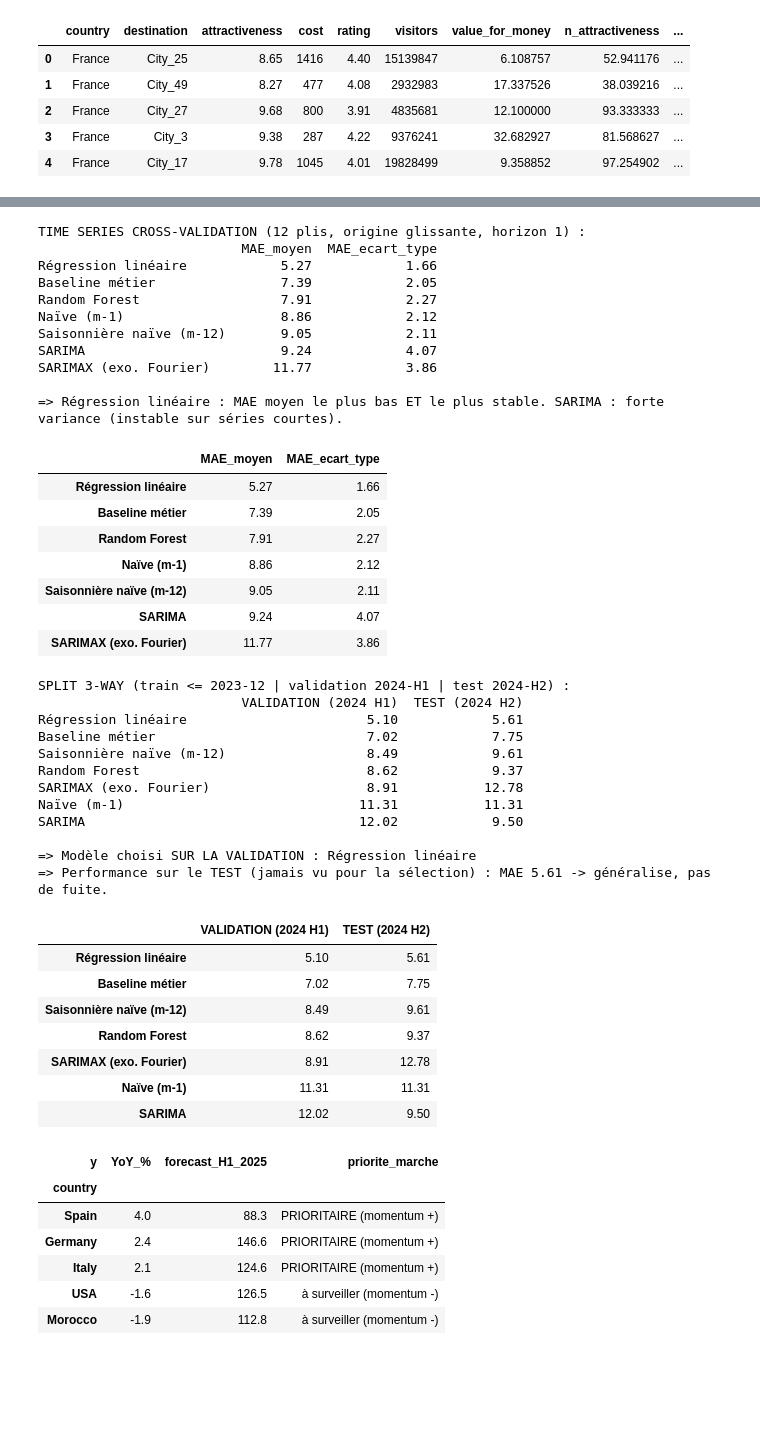
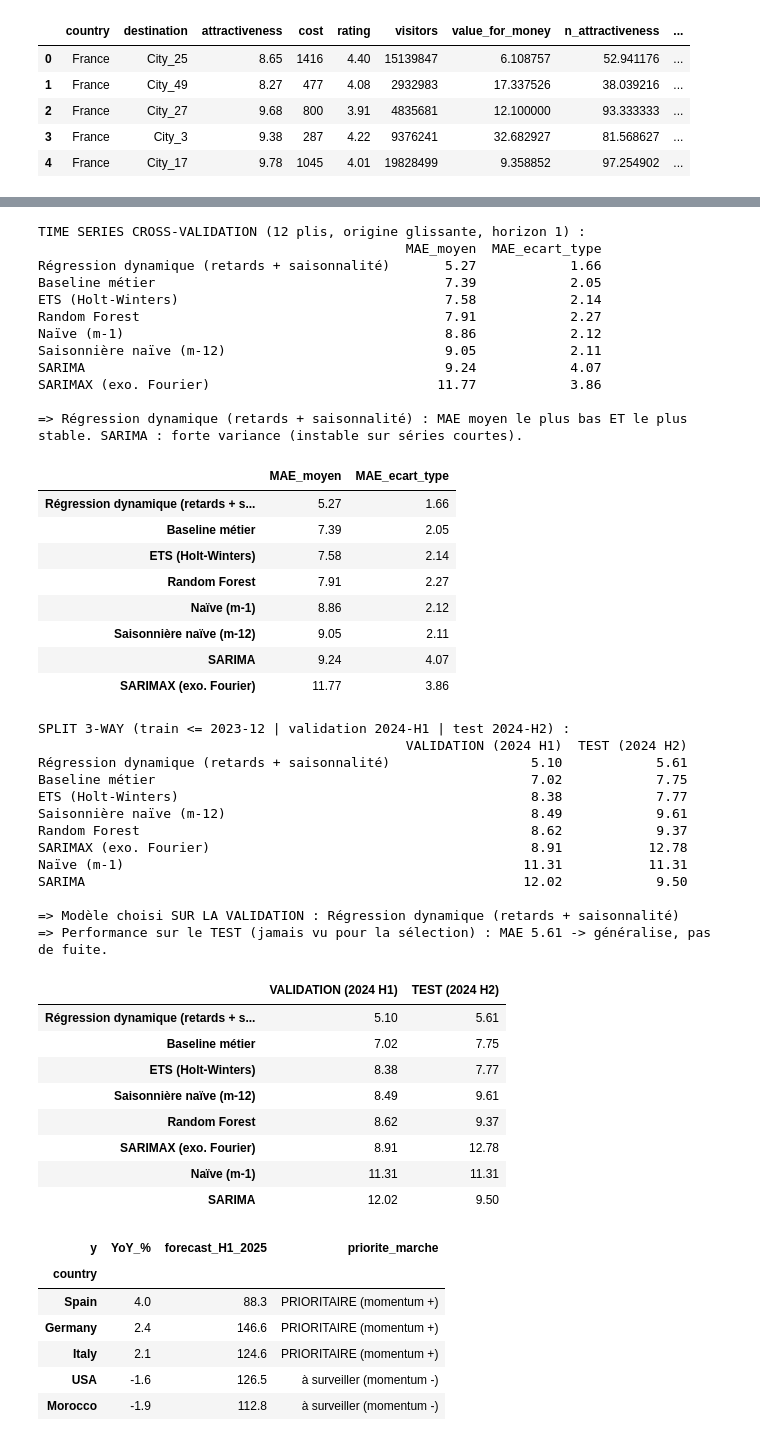
Before and after one commit to kteken10/aed_examen_final, a Jupyter notebook: rendu_final/01_pipeline_tourisme.ipynb, the cells around one changed output, grey strips where cells are left out. Drawn from its saved outputs; the diff is of its cells as text; code cells hidden in the pictures; blank space fills up the shorter version.

```diff
--- a/rendu_final/01_pipeline_tourisme.ipynb
+++ b/rendu_final/01_pipeline_tourisme.ipynb
@@ -236,7 +263,7 @@ sd=s.dropna(subset=['lag1','lag12'])
 HOLD=pd.Timestamp('2024-07-01')
 mape=lambda y,p: np.mean(np.abs((np.asarray(y,float)-np.asarray(p,float))/np.asarray(y,float)))*100
 
-# ML global entraîné sur le train (mutualise l'information des 8 pays)
+# Régression de série temporelle, entraînée GLOBALEMENT (mutualise l'information des 8 pays)
 trg=sd[sd['date']<HOLD]
 lin=LinearRegression().fit(trg[feats],trg['demand_index'])
 rf =RandomForestRegressor(n_estimators=300,max_depth=6,random_state=0).fit(trg[feats],trg['demand_index'])
@@ -253,7 +280,17 @@ def sarima(tr,h,ex_tr=None,ex_te=None):
         except Exception: continue
     return best[1] if best else None
 
-METHODS=['Naïve (m-1)','Saisonnière naïve (m-12)','Baseline métier','SARIMA','SARIMAX (exo. Fourier)','Régression linéaire','Random Forest']
+def ets(tr,h):  # lissage exponentiel (Holt-Winters) — famille prévision classique
+    lo,hi=tr.min()*0.5,tr.max()*1.5
+    for kw in [dict(trend='add',seasonal='add',seasonal_periods=12),dict(trend='add',seasonal=None),dict(trend=None,seasonal='add',seasonal_periods=12)]:
+        try:
+            m=ExponentialSmoothing(tr,**kw,initialization_method='estimated').fit()
+            f=np.asarray(m.forecast(h))
+            if np.all(np.isfinite(f)) and f.min()>=lo and f.max()<=hi: return f
+        except Exception: continue
+    return None
+
+METHODS=['Naïve (m-1)','Saisonnière naïve (m-12)','Baseline métier','ETS (Holt-Winters)','SARIMA','SARIMAX (exo. Fourier)','Régression dynamique (retards + saisonnalité)','Random Forest']
 yall={k:[] for k in METHODS}; ytrue=[]; pc_mae={}
 for c in countries:
     d=sig[sig['country']==c].set_index('date')['demand_index']
@@ -266,7 +303,8 @@ for c in countries:
     sa=sarima(tr.values,h); sx=sarima(tr.values,h,fourier(itr),fourier(ite))
     pred['SARIMA']=sa if sa is not None else pred['Saisonnière naïve (m-12)']
     pred['SARIMAX (exo. Fourier)']=sx if sx is not None else pred['Saisonnière naïve (m-12)']
-    for nm,mdl in [('Régression linéaire',lin),('Random Forest',rf)]:  # ML itératif multi-pas (pas de triche sur lag1)
+    e=ets(tr.values,h); pred['ETS (Holt-Winters)']=e if e is not None else pred['Saisonnière naïve (m-12)']
+    for nm,mdl in [('Régression dynamique (retards + saisonnalité)',lin),('Random Forest',rf)]:  # itératif multi-pas (réinjecte ses prévisions, jamais le futur)
         hist=d[d.index<HOLD].to_dict(); out=[]
         for t in te.index:
             row={'t':(t.year-2022)*12+(t.month-1),'sin':np.sin(2*np.pi*t.month/12),'cos':np.cos(2*np.pi*t.month/12),
@@ -318,6 +359,7 @@ USA            Régression linéaire
 # %%
 # Helper commun : prévision multi-méthodes pour un pli (train < cutoff, test = h mois). Sert à la TSCV ET au split 3-way.
 from statsmodels.tsa.statespace.sarimax import SARIMAX
+from statsmodels.tsa.holtwinters import ExponentialSmoothing
 def _fourier(idx,K=2): return np.column_stack([g(2*np.pi*k*idx/12) for k in range(1,K+1) for g in (np.sin,np.cos)])
 def _sarima(tr,h,ex_tr=None,ex_te=None):
     lo,hi=tr.min()*0.5,tr.max()*1.5
@@ -328,7 +370,7 @@ def _sarima(tr,h,ex_tr=None,ex_te=None):
             if np.all(np.isfinite(f)) and f.min()>=lo and f.max()<=hi: return f
         except Exception: continue
     return None
-METHODS=['Naïve (m-1)','Saisonnière naïve (m-12)','Baseline métier','SARIMA','SARIMAX (exo. Fourier)','Régression linéaire','Random Forest']
+METHODS=['Naïve (m-1)','Saisonnière naïve (m-12)','Baseline métier','ETS (Holt-Winters)','SARIMA','SARIMAX (exo. Fourier)','Régression dynamique (retards + saisonnalité)','Random Forest']
 def fold_mae(cutoff,h):
     trg=sd[sd['date']<cutoff]
     if len(trg)<40: return None
@@ -344,46 +386,49 @@ def fold_mae(cutoff,h):
         pr['Saisonnière naïve (m-12)']=np.array([d.get(t-pd.DateOffset(years=1),tr.iloc[-1]) for t in te.index])
         pr['Baseline métier']=np.array([tr[tr.index.month==t.month].mean() for t in te.index])
         itr=np.arange(len(tr)); ite=np.arange(len(tr),len(tr)+h)
         sa=_sarima(tr.values,h); sx=_sarima(tr.values,h,_fourier(itr),_fourier(ite))
         pr['SARIMA']=sa if sa is not None else pr['Saisonnière naïve (m-12)']
         pr['SARIMAX (exo. Fourier)']=sx if sx is not None else pr['Saisonnière naïve (m-12)']
-        for nm,mdl in [('Régression linéaire',lf),('Random Forest',rff)]:
+        e=ets(tr.values,h); pr['ETS (Holt-Winters)']=e if e is not None else pr['Saisonnière naïve (m-12)']
+        for nm,mdl in [('Régression dynamique (retards + saisonnalité)',lf),('Random Forest',rff)]:
             hist=d[d.index<cutoff].to_dict(); out=[]
             for t in te.index:
                 row={'t':(t.year-2022)*12+(t.month-1),'sin':np.sin(2*np.pi*t.month/12),'cos':np.cos(2*np.pi*t.month/12),
                      'lag1':hist[max(hist)],'lag12':d.get(t-pd.DateOffset(years=1),tr.iloc[-1])}
                 for cc in countries: row[f'c_{cc}']=int(cc==c)
                 v=float(mdl.predict(pd.DataFrame([row])[feats])[0]); hist[t]=v; out.append(v)
             pr[nm]=np.array(out)
         for m in METHODS: acc[m].append(mean_absolute_error(y,pr[m]))
     return {m:float(np.mean(acc[m])) for m in acc}
 
 # ----- Time Series Cross-Validation : 12 plis à origine glissante (horizon 1) -----
 cv={m:[] for m in METHODS}
 for cut in pd.date_range('2024-01-01','2024-12-01',freq='MS'):
     r=fold_mae(cut,1)
     if r:
         for m in METHODS: cv[m].append(r[m])
 tscv=pd.DataFrame({'MAE_moyen':[np.mean(cv[m]) for m in METHODS],'MAE_ecart_type':[np.std(cv[m]) for m in METHODS]},index=METHODS).sort_values('MAE_moyen')
 print('TIME SERIES CROSS-VALIDATION (12 plis, origine glissante, horizon 1) :')
 print(tscv.round(2).to_string())
-print('\n=> Régression linéaire : MAE moyen le plus bas ET le plus stable. SARIMA : forte variance (instable sur séries courtes).')
+print('\n=> Régression dynamique (retards + saisonnalité) : MAE moyen le plus bas ET le plus stable. SARIMA : forte variance (instable sur séries courtes).')
 tscv.round(2)
 # %% [output]
 TIME SERIES CROSS-VALIDATION (12 plis, origine glissante, horizon 1) :
-                          MAE_moyen  MAE_ecart_type
-Régression linéaire            5.27            1.66
-Baseline métier                7.39            2.05
-Random Forest                  7.91            2.27
-Naïve (m-1)                    8.86            2.12
-Saisonnière naïve (m-12)       9.05            2.11
-SARIMA                         9.24            4.07
-SARIMAX (exo. Fourier)        11.77            3.86
+                                               MAE_moyen  MAE_ecart_type
+Régression dynamique (retards + saisonnalité)       5.27            1.66
+Baseline métier                                     7.39            2.05
+ETS (Holt-Winters)                                  7.58            2.14
+Random Forest                                       7.91            2.27
+Naïve (m-1)                                         8.86            2.12
+Saisonnière naïve (m-12)                            9.05            2.11
+SARIMA                                              9.24            4.07
+SARIMAX (exo. Fourier)                             11.77            3.86
 
-=> Régression linéaire : MAE moyen le plus bas ET le plus stable. SARIMA : forte variance (instable sur séries courtes).
+=> Régression dynamique (retards + saisonnalité) : MAE moyen le plus bas ET le plus stable. SARIMA : forte variance (instable sur séries courtes).
 |  | MAE_moyen | MAE_ecart_type |
-| Régression linéaire | 5.27 | 1.66 |
+| Régression dynamique (retards + s... | 5.27 | 1.66 |
 | Baseline métier | 7.39 | 2.05 |
+| ETS (Holt-Winters) | 7.58 | 2.14 |
 | Random Forest | 7.91 | 2.27 |
 | Naïve (m-1) | 8.86 | 2.12 |
 | Saisonnière naïve (m-12) | 9.05 | 2.11 |
@@ -402,20 +447,22 @@ print(f'=> Performance sur le TEST (jamais vu pour la sélection) : MAE {split3.
 split3
 # %% [output]
 SPLIT 3-WAY (train <= 2023-12 | validation 2024-H1 | test 2024-H2) :
-                          VALIDATION (2024 H1)  TEST (2024 H2)
-Régression linéaire                       5.10            5.61
-Baseline métier                           7.02            7.75
-Saisonnière naïve (m-12)                  8.49            9.61
-Random Forest                             8.62            9.37
-SARIMAX (exo. Fourier)                    8.91           12.78
-Naïve (m-1)                              11.31           11.31
-SARIMA                                   12.02            9.50
+                                               VALIDATION (2024 H1)  TEST (2024 H2)
+Régression dynamique (retards + saisonnalité)                  5.10            5.61
+Baseline métier                                                7.02            7.75
+ETS (Holt-Winters)                                             8.38            7.77
+Saisonnière naïve (m-12)                                       8.49            9.61
+Random Forest                                                  8.62            9.37
+SARIMAX (exo. Fourier)                                         8.91           12.78
+Naïve (m-1)                                                   11.31           11.31
+SARIMA                                                        12.02            9.50
 
-=> Modèle choisi SUR LA VALIDATION : Régression linéaire
+=> Modèle choisi SUR LA VALIDATION : Régression dynamique (retards + saisonnalité)
 => Performance sur le TEST (jamais vu pour la sélection) : MAE 5.61 -> généralise, pas de fuite.
 |  | VALIDATION (2024 H1) | TEST (2024 H2) |
-| Régression linéaire | 5.10 | 5.61 |
+| Régression dynamique (retards + s... | 5.10 | 5.61 |
 | Baseline métier | 7.02 | 7.75 |
+| ETS (Holt-Winters) | 8.38 | 7.77 |
 | Saisonnière naïve (m-12) | 8.49 | 9.61 |
 | Random Forest | 8.62 | 9.37 |
 | SARIMAX (exo. Fourier) | 8.91 | 12.78 |
```
Also changed, not shown: parts of 10 cells of this notebook, 11 other files.
